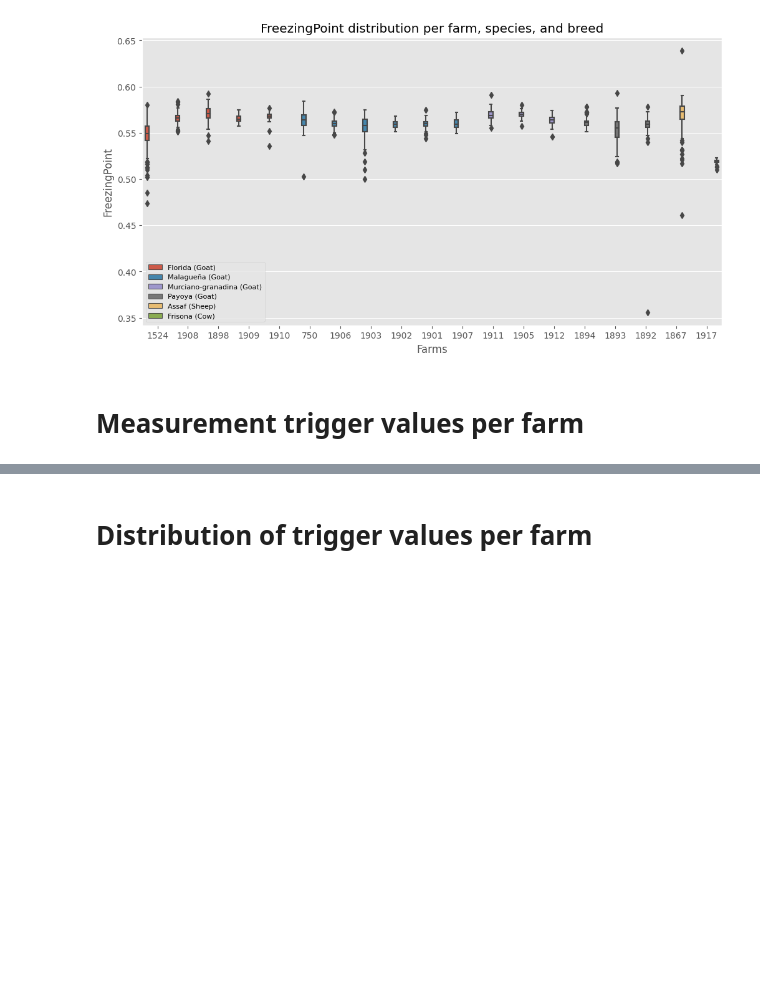
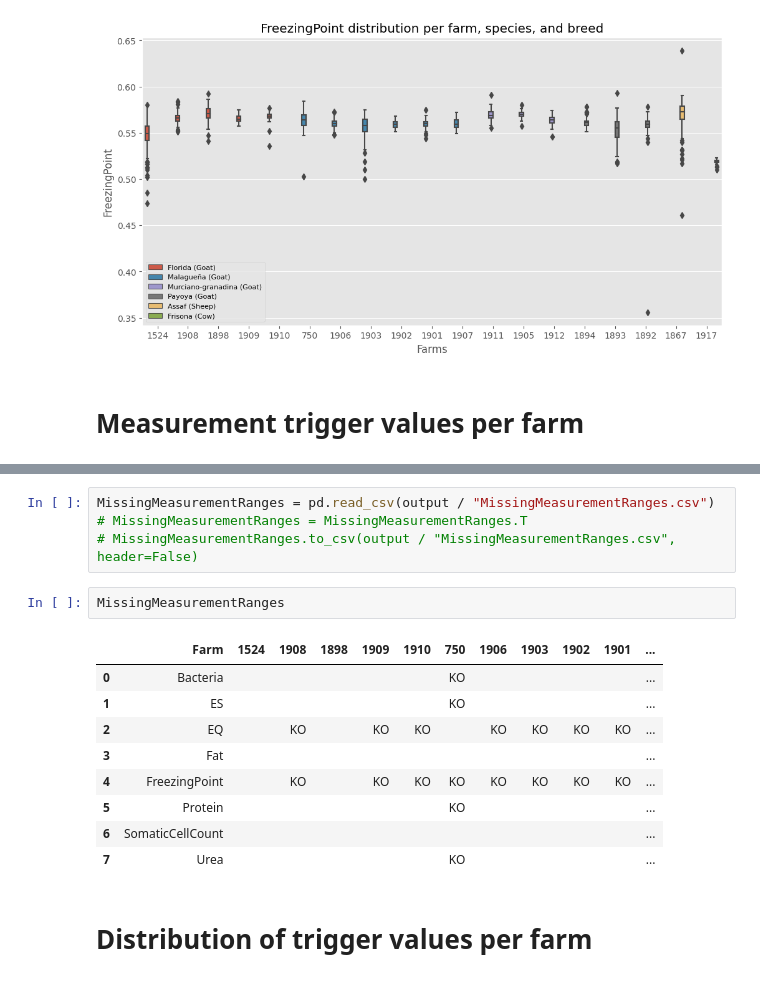
Before and after one commit to bryantchakote/aic-2024, a Jupyter notebook: notebooks/data_analysis.ipynb, the cells around one changed output, grey strips where cells are left out. Saved outputs shown, nothing was run; the diff lists cells and outputs as text; blank space fills up the shorter version.

```diff
--- a/notebooks/data_analysis.ipynb
+++ b/notebooks/data_analysis.ipynb
@@ -442,6 +442,22 @@ for _, (MeasurementTypeId, Measurement) in MeasurementType.iterrows():
 [figure]
 [figure]
 [figure]
+# %%
+MissingMeasurementRanges = pd.read_csv(output / "MissingMeasurementRanges.csv")
+# MissingMeasurementRanges = MissingMeasurementRanges.T
+# MissingMeasurementRanges.to_csv(output / "MissingMeasurementRanges.csv", header=False)
+# %%
+MissingMeasurementRanges
+# %% [output]
+|  | Farm | 1524 | 1908 | 1898 | 1909 | 1910 | 750 | 1906 | 1903 | 1902 | 1901 | ... |
+| 0 | Bacteria |  |  |  |  |  | KO |  |  |  |  | ... |
+| 1 | ES |  |  |  |  |  | KO |  |  |  |  | ... |
+| 2 | EQ |  | KO |  | KO | KO |  | KO | KO | KO | KO | ... |
+| 3 | Fat |  |  |  |  |  |  |  |  |  |  | ... |
+| 4 | FreezingPoint |  | KO |  | KO | KO | KO | KO | KO | KO | KO | ... |
+| 5 | Protein |  |  |  |  |  | KO |  |  |  |  | ... |
+| 6 | SomaticCellCount |  |  |  |  |  |  |  |  |  |  | ... |
+| 7 | Urea |  |  |  |  |  | KO |  |  |  |  | ... |
 # %% [markdown]
 # Distribution of trigger values per farm
 # %%
```
Also changed, not shown: parts of 7 cells of this notebook.
